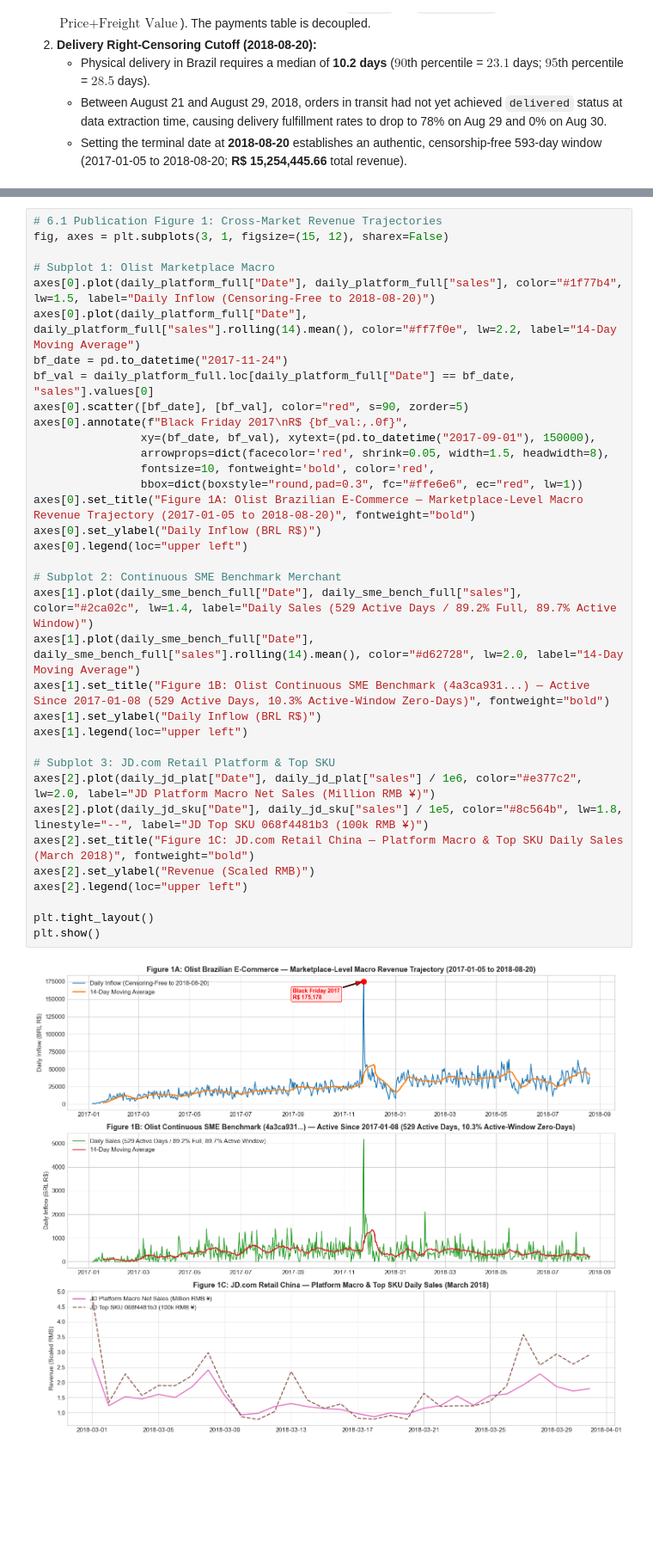
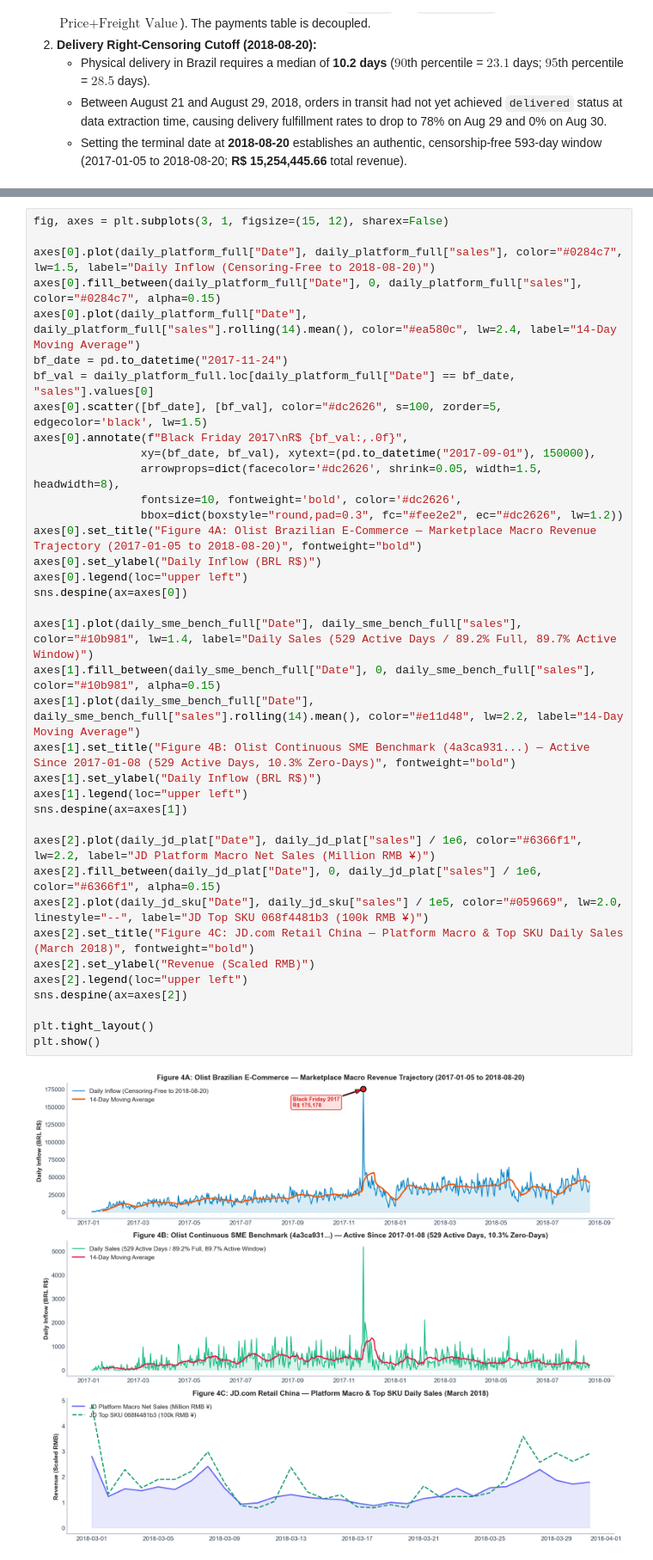
Before and after one commit to mdarmanaliashik/FinSight-AI, a Jupyter notebook: notebooks/Phase1_Data_Ingestion_And_EDA.ipynb, the cells around one changed output, grey strips where cells are left out. Shown at 86% size. Cells and saved outputs as stored; diff of their text form; blank space fills up the shorter version.

```diff
--- a/notebooks/Phase1_Data_Ingestion_And_EDA.ipynb
+++ b/notebooks/Phase1_Data_Ingestion_And_EDA.ipynb
@@ -490,38 +608,40 @@ TABLE 4: SYNTETOS-BOYLAN DEMAND TAXONOMY (ACTIVE WINDOW vs. FULL CALENDAR)
 # %%
-# 6.1 Publication Figure 1: Cross-Market Revenue Trajectories
 fig, axes = plt.subplots(3, 1, figsize=(15, 12), sharex=False)
 
-# Subplot 1: Olist Marketplace Macro
-axes[0].plot(daily_platform_full["Date"], daily_platform_full["sales"], color="#1f77b4", lw=1.5, label="Daily Inflow (Censoring-Free to 2018-08-20)")
-axes[0].plot(daily_platform_full["Date"], daily_platform_full["sales"].rolling(14).mean(), color="#ff7f0e", lw=2.2, label="14-Day Moving Average")
+axes[0].plot(daily_platform_full["Date"], daily_platform_full["sales"], color="#0284c7", lw=1.5, label="Daily Inflow (Censoring-Free to 2018-08-20)")
+axes[0].fill_between(daily_platform_full["Date"], 0, daily_platform_full["sales"], color="#0284c7", alpha=0.15)
+axes[0].plot(daily_platform_full["Date"], daily_platform_full["sales"].rolling(14).mean(), color="#ea580c", lw=2.4, label="14-Day Moving Average")
 bf_date = pd.to_datetime("2017-11-24")
 bf_val = daily_platform_full.loc[daily_platform_full["Date"] == bf_date, "sales"].values[0]
-axes[0].scatter([bf_date], [bf_val], color="red", s=90, zorder=5)
+axes[0].scatter([bf_date], [bf_val], color="#dc2626", s=100, zorder=5, edgecolor='black', lw=1.5)
 axes[0].annotate(f"Black Friday 2017\nR$ {bf_val:,.0f}",
                 xy=(bf_date, bf_val), xytext=(pd.to_datetime("2017-09-01"), 150000),
-                arrowprops=dict(facecolor='red', shrink=0.05, width=1.5, headwidth=8),
-                fontsize=10, fontweight='bold', color='red',
-                bbox=dict(boxstyle="round,pad=0.3", fc="#ffe6e6", ec="red", lw=1))
-axes[0].set_title("Figure 1A: Olist Brazilian E-Commerce — Marketplace-Level Macro Revenue Trajectory (2017-01-05 to 2018-08-20)", fontweight="bold")
+                arrowprops=dict(facecolor='#dc2626', shrink=0.05, width=1.5, headwidth=8),
+                fontsize=10, fontweight='bold', color='#dc2626',
+                bbox=dict(boxstyle="round,pad=0.3", fc="#fee2e2", ec="#dc2626", lw=1.2))
+axes[0].set_title("Figure 4A: Olist Brazilian E-Commerce — Marketplace Macro Revenue Trajectory (2017-01-05 to 2018-08-20)", fontweight="bold")
 axes[0].set_ylabel("Daily Inflow (BRL R$)")
 axes[0].legend(loc="upper left")
+sns.despine(ax=axes[0])
 
-# Subplot 2: Continuous SME Benchmark Merchant
-axes[1].plot(daily_sme_bench_full["Date"], daily_sme_bench_full["sales"], color="#2ca02c", lw=1.4, label="Daily Sales (529 Active Days / 89.2% Full, 89.7% Active Window)")
-axes[1].plot(daily_sme_bench_full["Date"], daily_sme_bench_full["sales"].rolling(14).mean(), color="#d62728", lw=2.0, label="14-Day Moving Average")
-axes[1].set_title("Figure 1B: Olist Continuous SME Benchmark (4a3ca931...) — Active Since 2017-01-08 (529 Active Days, 10.3% Active-Window Zero-Days)", fontweight="bold")
+axes[1].plot(daily_sme_bench_full["Date"], daily_sme_bench_full["sales"], color="#10b981", lw=1.4, label="Daily Sales (529 Active Days / 89.2% Full, 89.7% Active Window)")
+axes[1].fill_between(daily_sme_bench_full["Date"], 0, daily_sme_bench_full["sales"], color="#10b981", alpha=0.15)
+axes[1].plot(daily_sme_bench_full["Date"], daily_sme_bench_full["sales"].rolling(14).mean(), color="#e11d48", lw=2.2, label="14-Day Moving Average")
+axes[1].set_title("Figure 4B: Olist Continuous SME Benchmark (4a3ca931...) — Active Since 2017-01-08 (529 Active Days, 10.3% Zero-Days)", fontweight="bold")
 axes[1].set_ylabel("Daily Inflow (BRL R$)")
 axes[1].legend(loc="upper left")
+sns.despine(ax=axes[1])
 
-# Subplot 3: JD.com Retail Platform & Top SKU
-axes[2].plot(daily_jd_plat["Date"], daily_jd_plat["sales"] / 1e6, color="#e377c2", lw=2.0, label="JD Platform Macro Net Sales (Million RMB ¥)")
-axes[2].plot(daily_jd_sku["Date"], daily_jd_sku["sales"] / 1e5, color="#8c564b", lw=1.8, linestyle="--", label="JD Top SKU 068f4481b3 (100k RMB ¥)")
-axes[2].set_title("Figure 1C: JD.com Retail China — Platform Macro & Top SKU Daily Sales (March 2018)", fontweight="bold")
+axes[2].plot(daily_jd_plat["Date"], daily_jd_plat["sales"] / 1e6, color="#6366f1", lw=2.2, label="JD Platform Macro Net Sales (Million RMB ¥)")
+axes[2].fill_between(daily_jd_plat["Date"], 0, daily_jd_plat["sales"] / 1e6, color="#6366f1", alpha=0.15)
+axes[2].plot(daily_jd_sku["Date"], daily_jd_sku["sales"] / 1e5, color="#059669", lw=2.0, linestyle="--", label="JD Top SKU 068f4481b3 (100k RMB ¥)")
+axes[2].set_title("Figure 4C: JD.com Retail China — Platform Macro & Top SKU Daily Sales (March 2018)", fontweight="bold")
 axes[2].set_ylabel("Revenue (Scaled RMB)")
 axes[2].legend(loc="upper left")
+sns.despine(ax=axes[2])
 
 plt.tight_layout()
 plt.show()
 # %% [output]
-[figure, old version]
+[figure, new version]
 # %%
```
Also changed, not shown: parts of 19 cells of this notebook, 1 other file.
